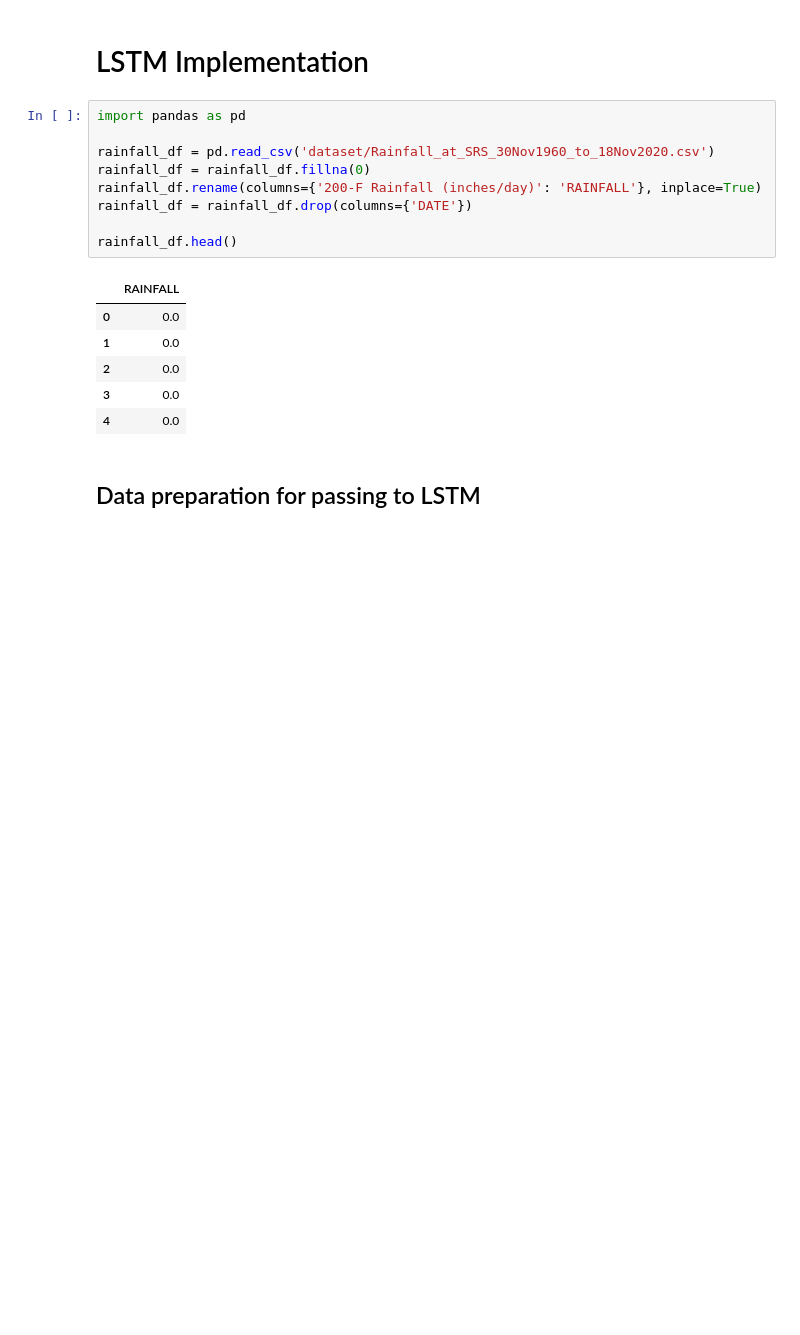
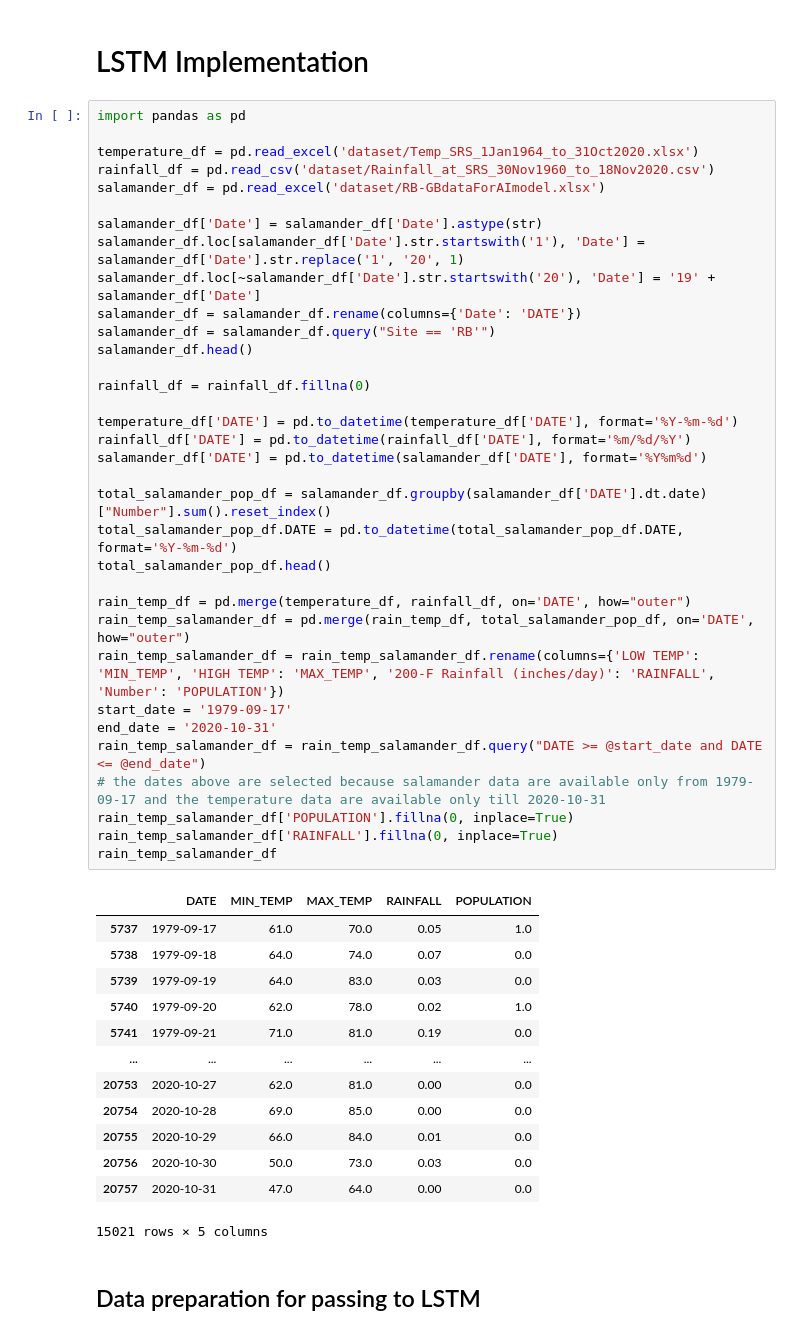
Before and after one commit to sagunraj/temp-rainfall-ds, a Jupyter notebook: temp_rainfall_pycaret_LSTM.ipynb, the cells around one changed output. Cells and saved outputs as stored; diff of their text form; blank space fills up the shorter version.

```diff
--- a/temp_rainfall_pycaret_LSTM.ipynb
+++ b/temp_rainfall_pycaret_LSTM.ipynb
@@ -35,22 +35,54 @@
 # model = models()
 # %% [markdown]
 # LSTM Implementation
-# %%
-import pandas as pd
-
-rainfall_df = pd.read_csv('dataset/Rainfall_at_SRS_30Nov1960_to_18Nov2020.csv')
-rainfall_df = rainfall_df.fillna(0)
-rainfall_df.rename(columns={'200-F Rainfall (inches/day)': 'RAINFALL'}, inplace=True)
-rainfall_df = rainfall_df.drop(columns={'DATE'})
-
-rainfall_df.head()
-# %% [output]
-|  | RAINFALL |
-| 0 | 0.0 |
-| 1 | 0.0 |
-| 2 | 0.0 |
-| 3 | 0.0 |
-| 4 | 0.0 |
+# %%
+import pandas as pd
+
+temperature_df = pd.read_excel('dataset/Temp_SRS_1Jan1964_to_31Oct2020.xlsx')
+rainfall_df = pd.read_csv('dataset/Rainfall_at_SRS_30Nov1960_to_18Nov2020.csv')
+salamander_df = pd.read_excel('dataset/RB-GBdataForAImodel.xlsx')
+
+salamander_df['Date'] = salamander_df['Date'].astype(str)
+salamander_df.loc[salamander_df['Date'].str.startswith('1'), 'Date'] = salamander_df['Date'].str.replace('1', '20', 1)
+salamander_df.loc[~salamander_df['Date'].str.startswith('20'), 'Date'] = '19' + salamander_df['Date']
+salamander_df = salamander_df.rename(columns={'Date': 'DATE'})
+salamander_df = salamander_df.query("Site == 'RB'")
+salamander_df.head()
+
+rainfall_df = rainfall_df.fillna(0)
+
+temperature_df['DATE'] = pd.to_datetime(temperature_df['DATE'], format='%Y-%m-%d')
+rainfall_df['DATE'] = pd.to_datetime(rainfall_df['DATE'], format='%m/%d/%Y')
+salamander_df['DATE'] = pd.to_datetime(salamander_df['DATE'], format='%Y%m%d')
+
+total_salamander_pop_df = salamander_df.groupby(salamander_df['DATE'].dt.date)["Number"].sum().reset_index()
+total_salamander_pop_df.DATE = pd.to_datetime(total_salamander_pop_df.DATE, format='%Y-%m-%d')
+total_salamander_pop_df.head()
+
+rain_temp_df = pd.merge(temperature_df, rainfall_df, on='DATE', how="outer")
+rain_temp_salamander_df = pd.merge(rain_temp_df, total_salamander_pop_df, on='DATE', how="outer")
+rain_temp_salamander_df = rain_temp_salamander_df.rename(columns={'LOW TEMP': 'MIN_TEMP', 'HIGH TEMP': 'MAX_TEMP', '200-F Rainfall (inches/day)': 'RAINFALL', 'Number': 'POPULATION'})
+start_date = '1979-09-17'
+end_date = '2020-10-31'
+rain_temp_salamander_df = rain_temp_salamander_df.query("DATE >= @start_date and DATE <= @end_date")
+# the dates above are selected because salamander data are available only from 1979-09-17 and the temperature data are available only till 2020-10-31
+rain_temp_salamander_df['POPULATION'].fillna(0, inplace=True)
+rain_temp_salamander_df['RAINFALL'].fillna(0, inplace=True)
+rain_temp_salamander_df
+# %% [output]
+|  | DATE | MIN_TEMP | MAX_TEMP | RAINFALL | POPULATION |
+| 5737 | 1979-09-17 | 61.0 | 70.0 | 0.05 | 1.0 |
+| 5738 | 1979-09-18 | 64.0 | 74.0 | 0.07 | 0.0 |
+| 5739 | 1979-09-19 | 64.0 | 83.0 | 0.03 | 0.0 |
+| 5740 | 1979-09-20 | 62.0 | 78.0 | 0.02 | 1.0 |
+| 5741 | 1979-09-21 | 71.0 | 81.0 | 0.19 | 0.0 |
+| ... | ... | ... | ... | ... | ... |
+| 20753 | 2020-10-27 | 62.0 | 81.0 | 0.00 | 0.0 |
+| 20754 | 2020-10-28 | 69.0 | 85.0 | 0.00 | 0.0 |
+| 20755 | 2020-10-29 | 66.0 | 84.0 | 0.01 | 0.0 |
+| 20756 | 2020-10-30 | 50.0 | 73.0 | 0.03 | 0.0 |
+| 20757 | 2020-10-31 | 47.0 | 64.0 | 0.00 | 0.0 |
+15021 rows × 5 columns
 # %% [markdown]
 ## Data preparation for passing to LSTM
 # %%
```
Also changed, not shown: parts of 1 cell of this notebook, 8 other files.
